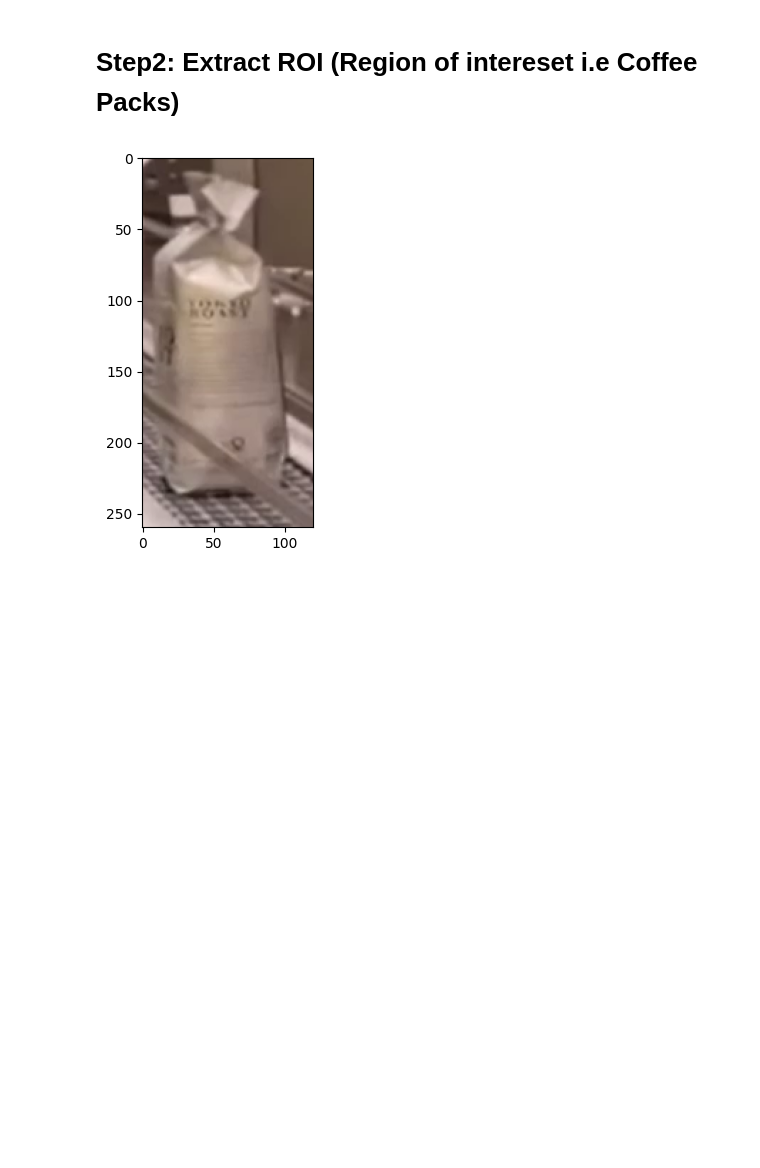
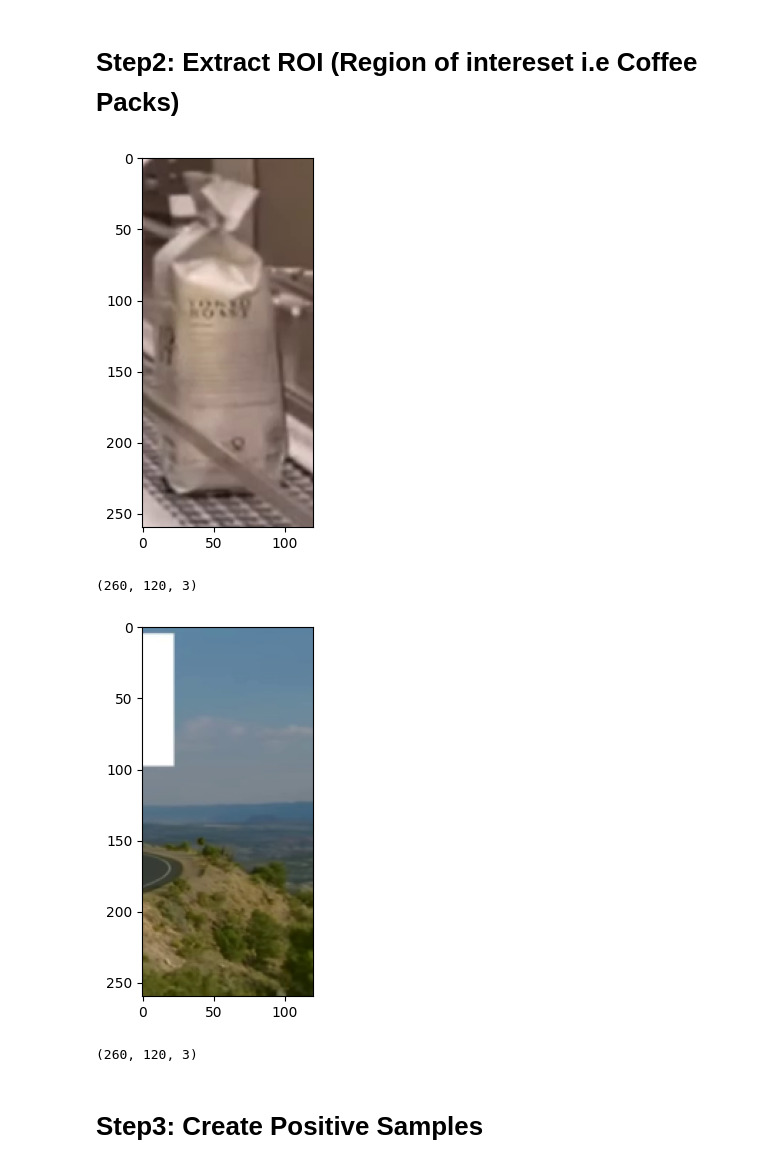
Before and after one commit to syedfaiqueali/CT-562-Machine-Learning, a Jupyter notebook: week-5-haar-feature.ipynb, the cells around one changed output. Saved outputs shown, nothing was run; the diff lists cells and outputs as text; code cells hidden in the pictures; blank space fills up the shorter version.

Commit message:
Kaggle Notebook | week-5-haar-feature | Version 2

```diff
--- a/week-5-haar-feature.ipynb
+++ b/week-5-haar-feature.ipynb
@@ -7,6 +14,7 @@ import matplotlib.pyplot as plt
 # %% [markdown]
 # Constant
 # %%
-SAMPLE_VIDEO = '/kaggle/input/coffee-packets/sample_video.mov'
+POSITIVE_SAMPLE_VIDEO = '/kaggle/input/coffee-packets/sample_video.mov'
+NEGATIVE_SAMPLE_VIDEO = '/kaggle/input/coffee-packets/negative_sample.mov'
 # %% [markdown]
 # Utils
@@ -68 +93,4 @@ Extracted frames shape: (316, 596, 1280, 3)
+# %%
+positive_sample_frames = extract_video_frames(POSITIVE_SAMPLE_VIDEO)
+negative_sample_frames = extract_video_frames(NEGATIVE_SAMPLE_VIDEO)
 # %%
@@ -74,7 +102,7 @@ plt_img(frames_array[26], cmap='bgr')
 # %%
 coffee_packs = []
 
-for frame in frames_array:
+for frame in positive_sample_frames:
     # Define first ROI (Region of interest)
     x_start, y_start = 460, 190
     x_end, y_end = 640, 600
@@ -88,5 +116,24 @@ for frame in frames_array:
     coffee_packs.append(resize_images(roi))
 # %%
 plt_img(coffee_packs[3], cmap='bgr')
+print(coffee_packs[3].shape)
 # %% [output]
 [figure]
+(260, 120, 3)
+# %%
+negative_samples = []
+
+for frame in negative_sample_frames:
+    # Define first ROI (Region of interest)
+    x_start, y_start = 560, 190
+    x_end, y_end = 740, 600
+    roi = frame[y_start:y_end, x_start:x_end]
+    negative_samples.append(resize_images(roi))
+# %%
+plt_img(negative_samples[100], cmap='bgr')
+print(negative_samples[100].shape)
+# %% [output]
+[figure, added]
+(260, 120, 3)
+# %% [markdown]
+# Step3: Create Positive Samples
```
Also changed, not shown: parts of 9 cells of this notebook.
